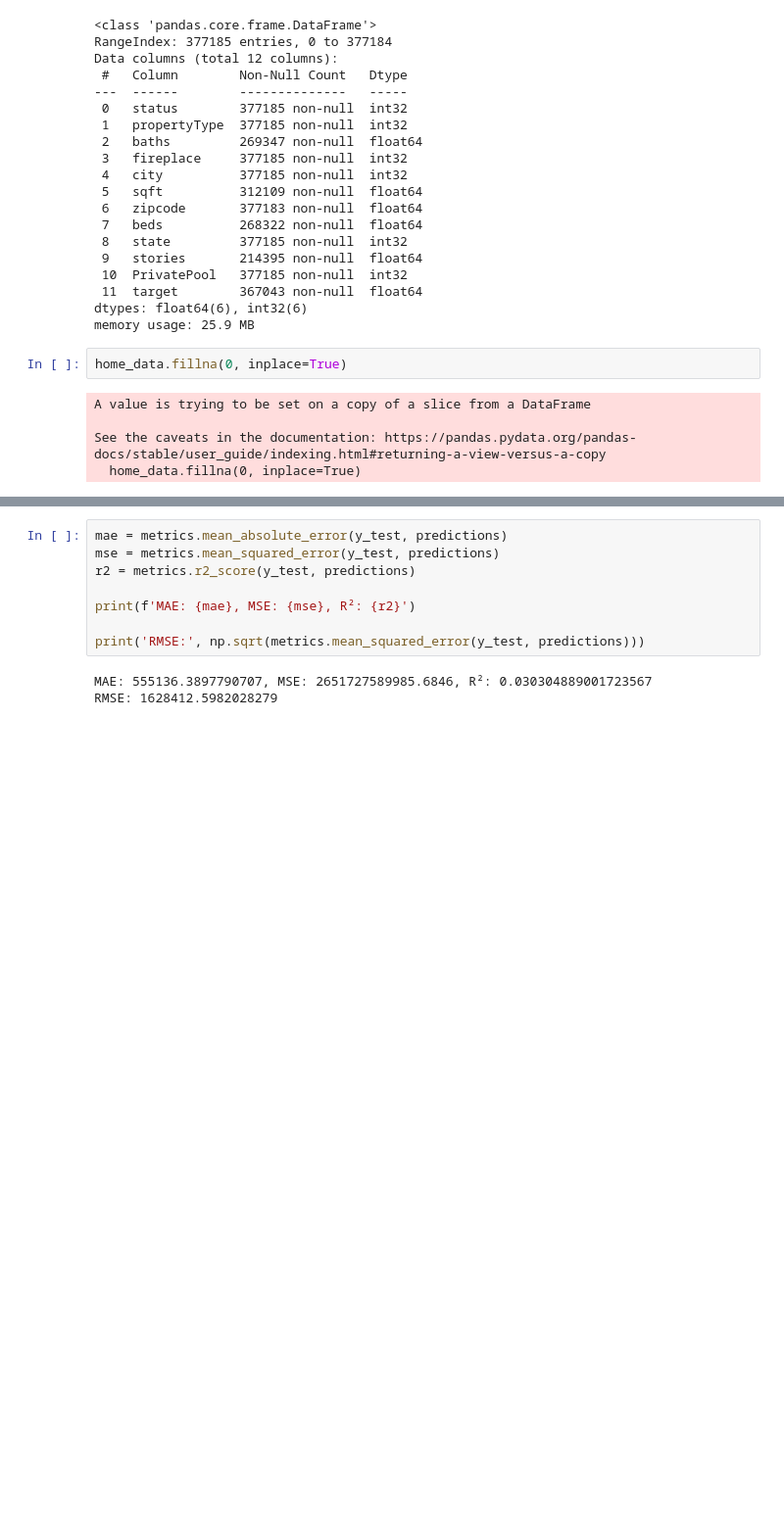
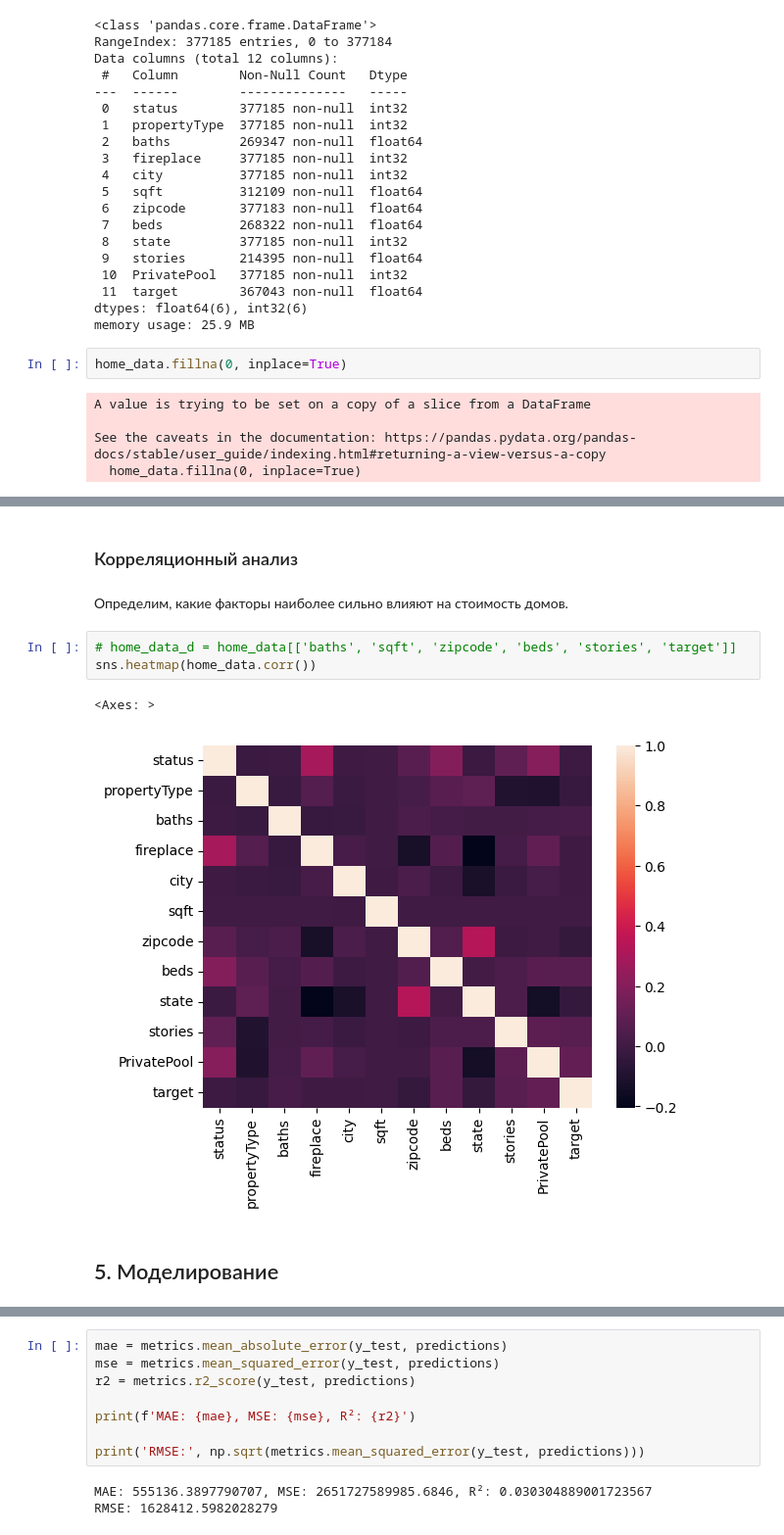
Before and after one commit to Amina313/FINAL, a Jupyter notebook: FINAL1.ipynb, the cells around one changed output, grey strips where cells are left out. Shown: that part at 98% size. Drawn from its saved outputs; the diff is of its cells as text; blank space fills up the shorter version.

```diff
--- a/FINAL1.ipynb
+++ b/FINAL1.ipynb
@@ -446,0 +451,12 @@ See the caveats in the documentation: https://pandas.pydata.org/pandas-docs/stab
+# %% [markdown]
+### Корреляционный анализ
+# %% [markdown]
+Определим, какие факторы наиболее сильно влияют на стоимость домов.
+# %%
+# home_data_d = home_data[['baths', 'sqft', 'zipcode', 'beds', 'stories', 'target']]
+sns.heatmap(home_data.corr())
+# %% [output]
+<Axes: >
+[figure, added]
+# %% [markdown]
+## 5. Моделирование
```
Also changed, not shown: parts of 39 cells of this notebook, 2 other files.
